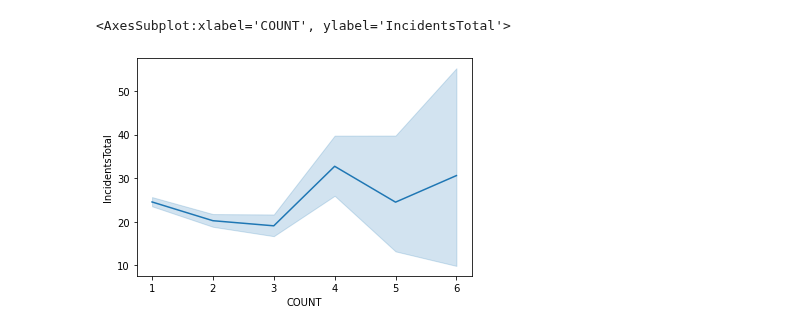
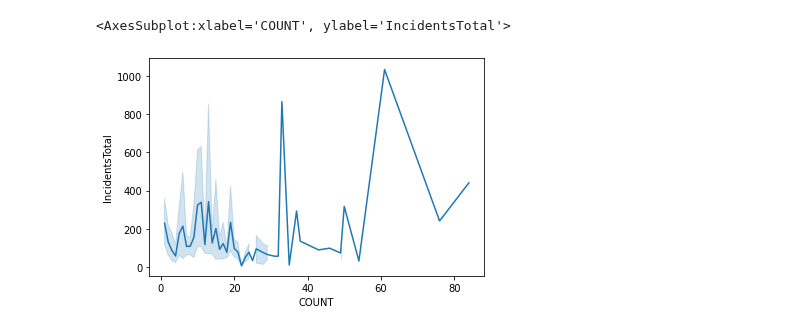
Before and after one commit to Vincent-Kwan/Safe-Roads-Competition, a Jupyter notebook: KSI_Hazardous.ipynb, the cells around one changed output. Cells and saved outputs as stored; diff of their text form; code cells hidden in the pictures.

Commit message:
Fixing collapse and merge of KSI and Hazardous

```diff
--- a/KSI_Hazardous.ipynb
+++ b/KSI_Hazardous.ipynb
@@ -7,6 +9,7 @@ import matplotlib.pyplot as plt
 ksi_df = pd.read_csv('Data/KSI.csv')
 hazardous_df = pd.read_csv('Data/Hazardous_Driving_Areas_Toronto.csv')
 ksi_collapse = pd.read_csv('Data/KSI_Collapse_Count.csv', index_col = 0)
+ksi_collapse_2 = pd.read_csv('Data/KSI_Collapse_Count_round2.csv', index_col = 0)
 # %%
 pd.set_option('display.max_columns', None)
 # %%
@@ -33,2 +51,5 @@ hazardous_df = round(hazardous_df, 2)
+# %%
+hazardous_df['Longitude'] = hazardous_df['Longitude'].apply(util.truncate, args = (2, ))
+hazardous_df['Latitude'] = hazardous_df['Latitude'].apply(util.truncate, args = (2,))
 # %%
 hazardous_merge = hazardous_df.merge(ksi_collapse, left_on = ['Latitude', 'Longitude'], right_on = ['LATITUDE', 'LONGITUDE'], how = 'inner')
@@ -34,0 +85,4 @@ hazardous_merge = hazardous_df.merge(ksi_collapse, left_on = ['Latitude', 'Longi
+# %%
+hazardous_df_2 = hazardous_df.pivot_table(values = 'IncidentsTotal', index = ['Latitude', 'Longitude'], aggfunc = sum).reset_index()
+# %%
+hazardous_df_2 = hazardous_df_2.merge(ksi_collapse_2, left_on = ['Latitude', 'Longitude'], right_on = ['LATITUDE', 'LONGITUDE'], how = 'inner')
@@ -85,5 +193,5 @@ hazardous_merge.to_csv('Hazardous_KSI_Merge_round2.csv')
 # %%
-sns.lineplot(data = hazardous_merge, y = 'IncidentsTotal', x = 'COUNT')
+sns.lineplot(data = hazardous_df_2, y = 'IncidentsTotal', x = 'COUNT')
 # %% [output]
 <AxesSubplot:xlabel='COUNT', ylabel='IncidentsTotal'>
-[figure, old version]
+[figure, new version]
```
Also changed, not shown: parts of 13 cells of this notebook, 5 other files.
